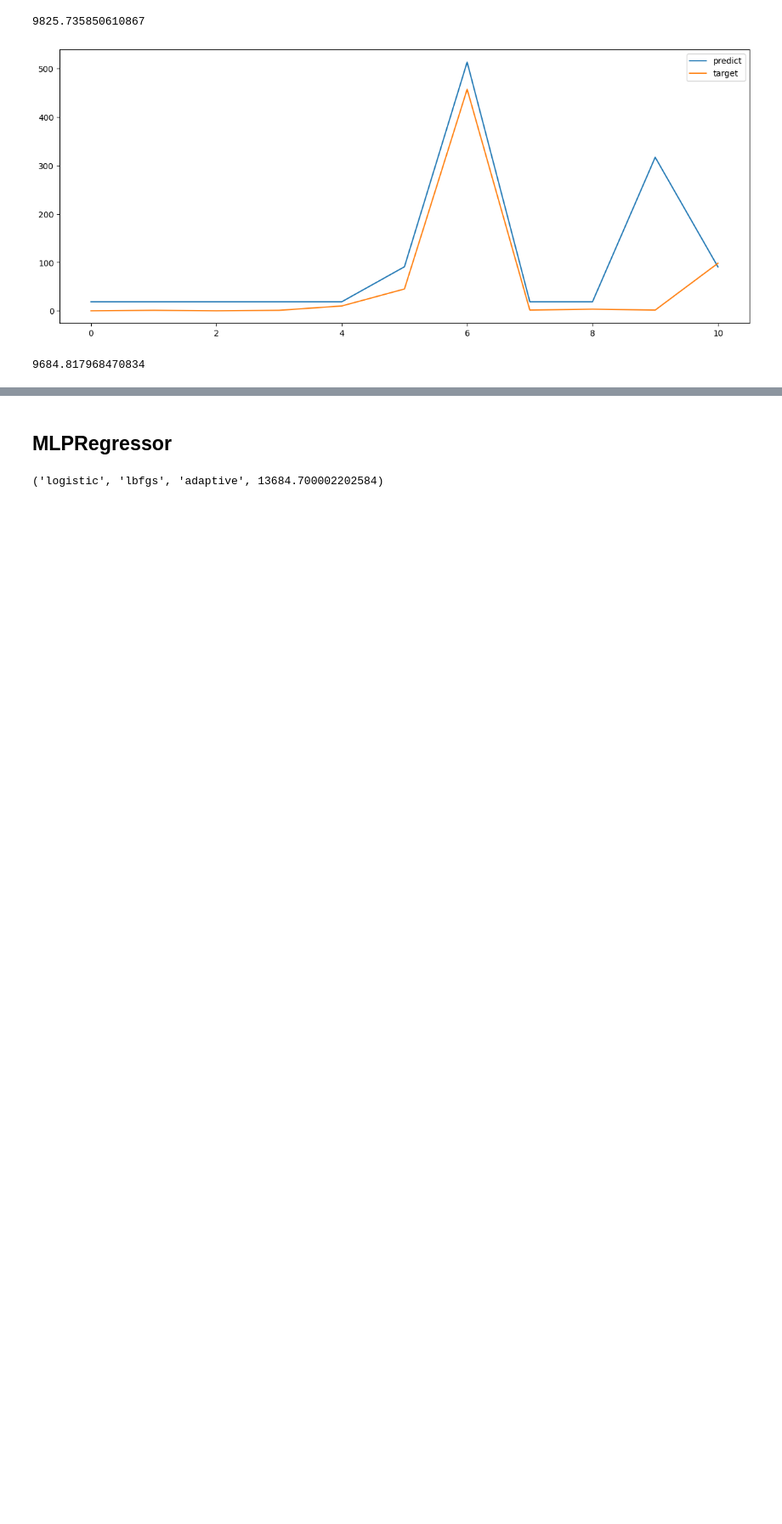
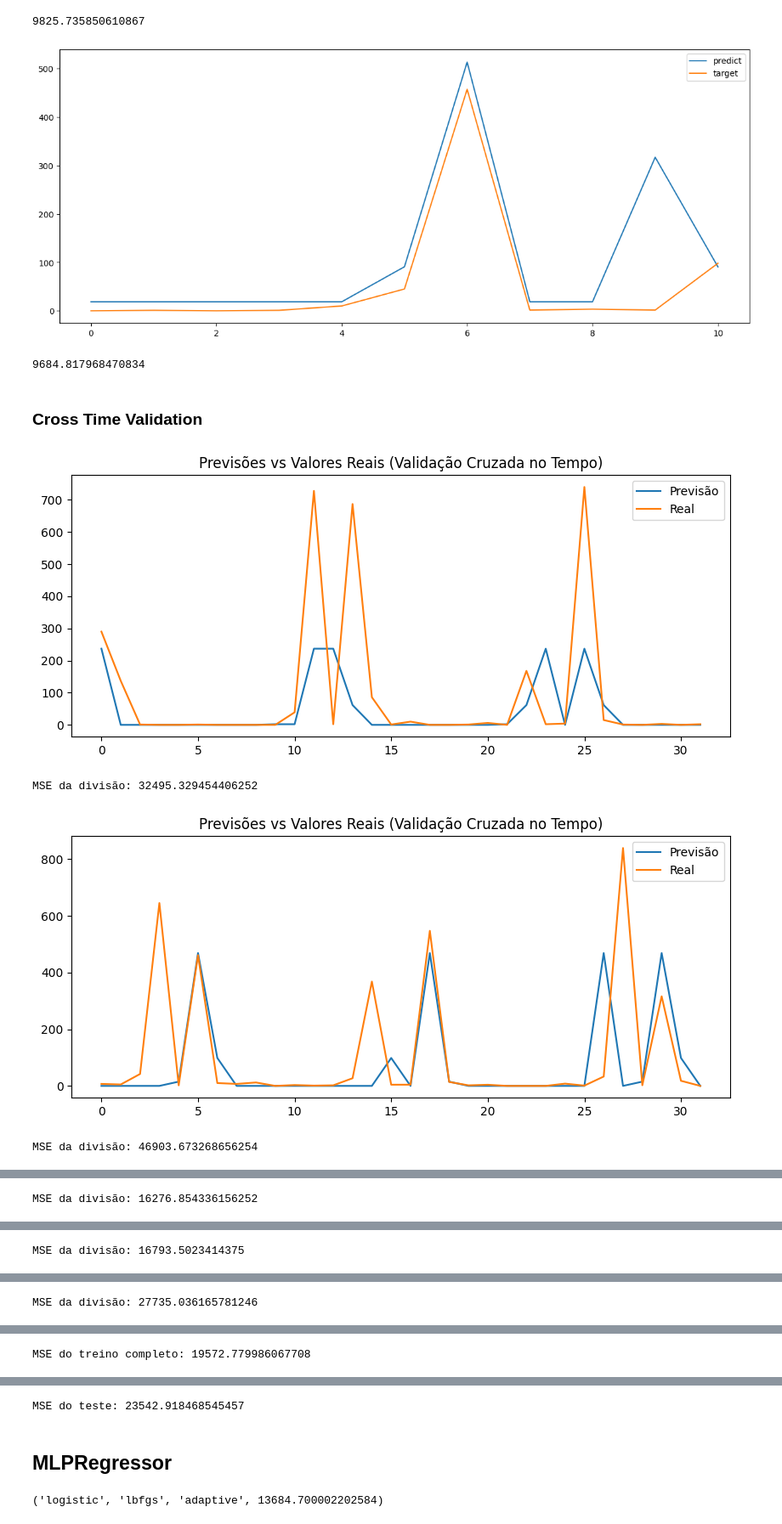
Before and after one commit to MateusVasc/atividades-pet-ciencia-de-dados, a Jupyter notebook: atividades/segunda_fase/atividade_3.ipynb, the cells around one changed output, grey strips where cells are left out. Shown at 85% size. Saved outputs shown, nothing was run; the diff lists cells and outputs as text; code cells hidden in the pictures; blank space fills up the shorter version.

Commit message:
Cross time validation no modelo DecisionTreeRegressor

```diff
--- a/atividades/segunda_fase/atividade_3.ipynb
+++ b/atividades/segunda_fase/atividade_3.ipynb
@@ -218,3 +218,5 @@ plt.show()
 MSE(y_test, prev_test)
 # %% [output]
 9684.817968470834
+# %% [markdown]
+### Cross Time Validation
@@ -220,0 +273,52 @@ MSE(y_test, prev_test)
+# %%
+# Plotando as previsões para cada divisão da validação cruzada no tempo
+for train_index, val_index in tscv.split(X_train_full):
+    X_train_fold, X_val_fold = X_train_full[train_index], X_train_full[val_index]
+    y_train_fold, y_val_fold = y_train_full[train_index], y_train_full[val_index]
+
+    modelo_fold = DecisionTreeRegressor(criterion=best_criterion, splitter=best_splitter, max_depth=best_depth, min_samples_split=best_min_samples_split, min_samples_leaf=best_min_samples_leaf, ccp_alpha=best_ccp_alpha)
+    modelo_fold.fit(X_train_fold, y_train_fold)
+    prev_val_fold = modelo_fold.predict(X_val_fold)
+
+    plt.figure(figsize=(10, 4))
+    plt.plot(prev_val_fold, label='Previsão')
+    plt.plot(y_val_fold, label='Real')
+    plt.title('Previsões vs Valores Reais (Validação Cruzada no Tempo)')
+    plt.legend(loc='best')
+    plt.show()
+
+    print(f'MSE da divisão: {MSE(y_val_fold, prev_val_fold)}')
+
+# Treinando o modelo final com todos os dados de treino e validação
+modelo_final.fit(X_train_full, y_train_full)
+
+# Fazendo previsões com o modelo final no conjunto de treino completo
+prev_train_full = modelo_final.predict(X_train_full)
+
+# Plotando as previsões finais para o conjunto de treino completo
+plt.figure(figsize=(10, 4))
+plt.plot(prev_train_full, label='Previsão')
+plt.plot(y_train_full, label='Real')
+plt.title('Previsões vs Valores Reais (Treino Completo)')
+plt.legend(loc='best')
+plt.show()
+
+print(f'MSE do treino completo: {MSE(y_train_full, prev_train_full)}')
+
+# Fazendo previsões com o modelo final no conjunto de teste
+prev_test_final = modelo_final.predict(X_test)
+
+# Plotando as previsões finais para o conjunto de teste
+plt.figure(figsize=(10, 4))
+plt.plot(prev_test_final, label='Previsão')
+plt.plot(y_test, label='Real')
+plt.title('Previsões vs Valores Reais (Teste)')
+plt.legend(loc='best')
+plt.show()
+
+print(f'MSE do teste: {MSE(y_test, prev_test_final)}')
+# %% [output]
+[figure, added]
+MSE da divisão: 32495.329454406252
+[figure, added]
+MSE da divisão: 46903.673268656254
@@ -220,0 +326 @@ MSE(y_test, prev_test)
+MSE da divisão: 16276.854336156252
@@ -220,0 +328 @@ MSE(y_test, prev_test)
+MSE da divisão: 16793.5023414375
@@ -220,0 +330 @@ MSE(y_test, prev_test)
+MSE da divisão: 27735.036165781246
@@ -220,0 +332 @@ MSE(y_test, prev_test)
+MSE do treino completo: 19572.779986067708
@@ -221,3 +334,4 @@ MSE(y_test, prev_test)
+MSE do teste: 23542.918468545457
 # %% [markdown]
 ## MLPRegressor
 # %%
```
Also changed, not shown: parts of 2 cells of this notebook.
